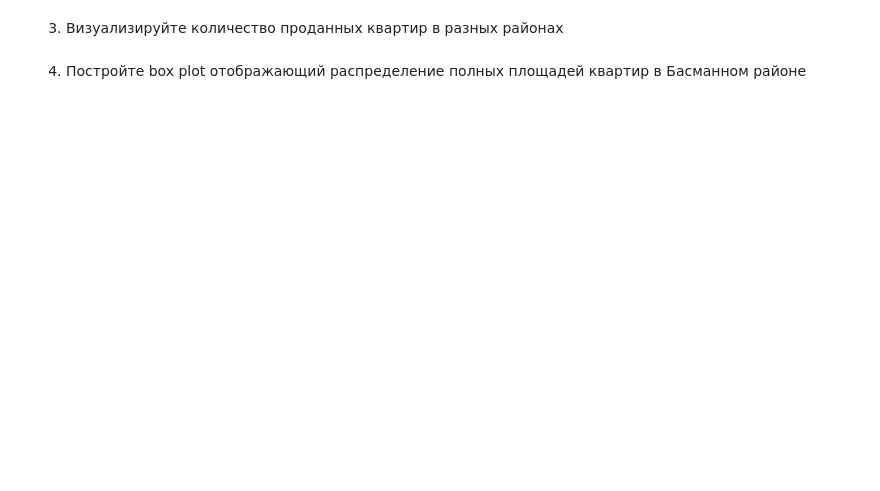
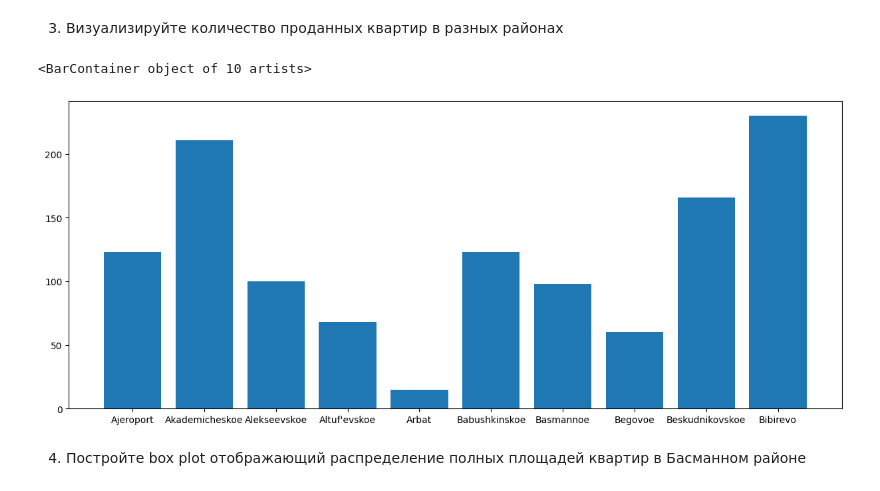
Before and after one commit to cat-mood/mai-ml-labs, a Jupyter notebook: lab01/Lab1-4.ipynb, the cells around one changed output. Drawn from its saved outputs; the diff is of its cells as text; code cells hidden in the pictures; blank space fills up the shorter version.

```diff
--- a/lab01/Lab1-4.ipynb
+++ b/lab01/Lab1-4.ipynb
@@ -93,4 +312,12 @@ import pandas as pd
 # %% [markdown]
 3. Визуализируйте количество проданных квартир в разных районах
+# %%
+count = df.groupby(["sub_area"])["id"].count().reset_index()
+count = count.head(10)
+plt.figure(figsize=(15, 6))
+plt.bar(count["sub_area"], count["id"])
+# %% [output]
+<BarContainer object of 10 artists>
+[figure, added]
 # %% [markdown]
 4. Постройте box plot отображающий распределение полных площадей квартир в Басманном районе
```
Also changed, not shown: parts of 30 cells of this notebook.
